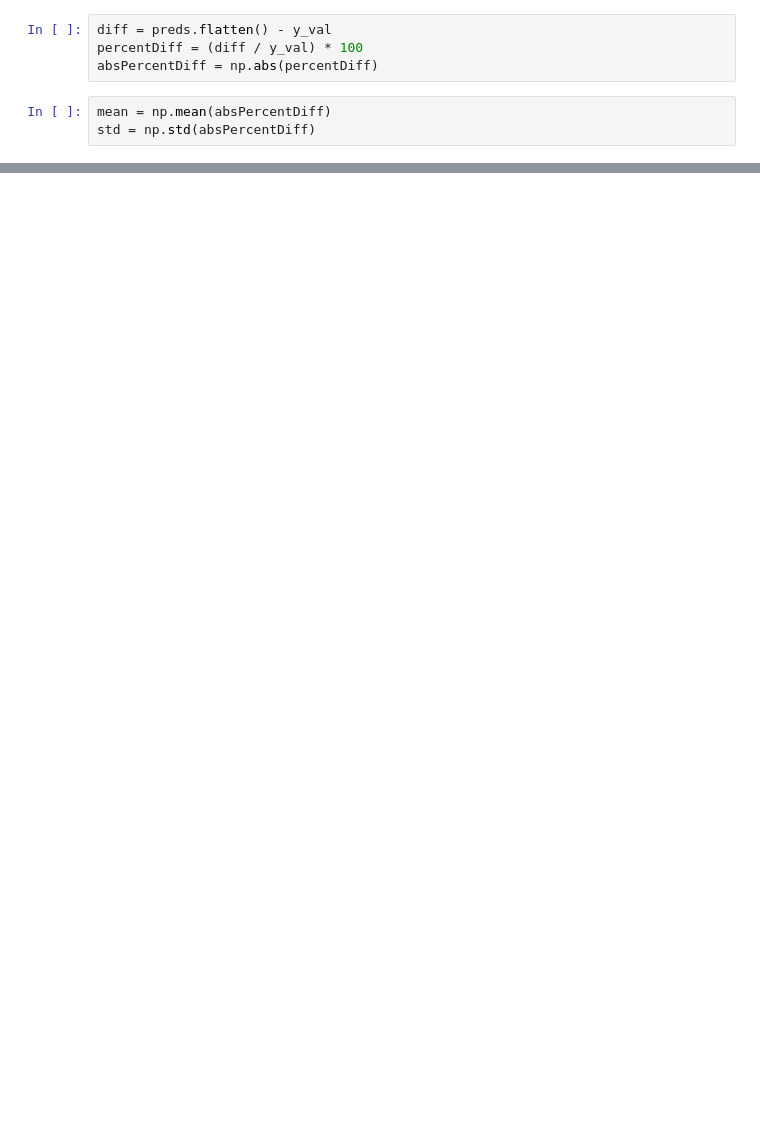
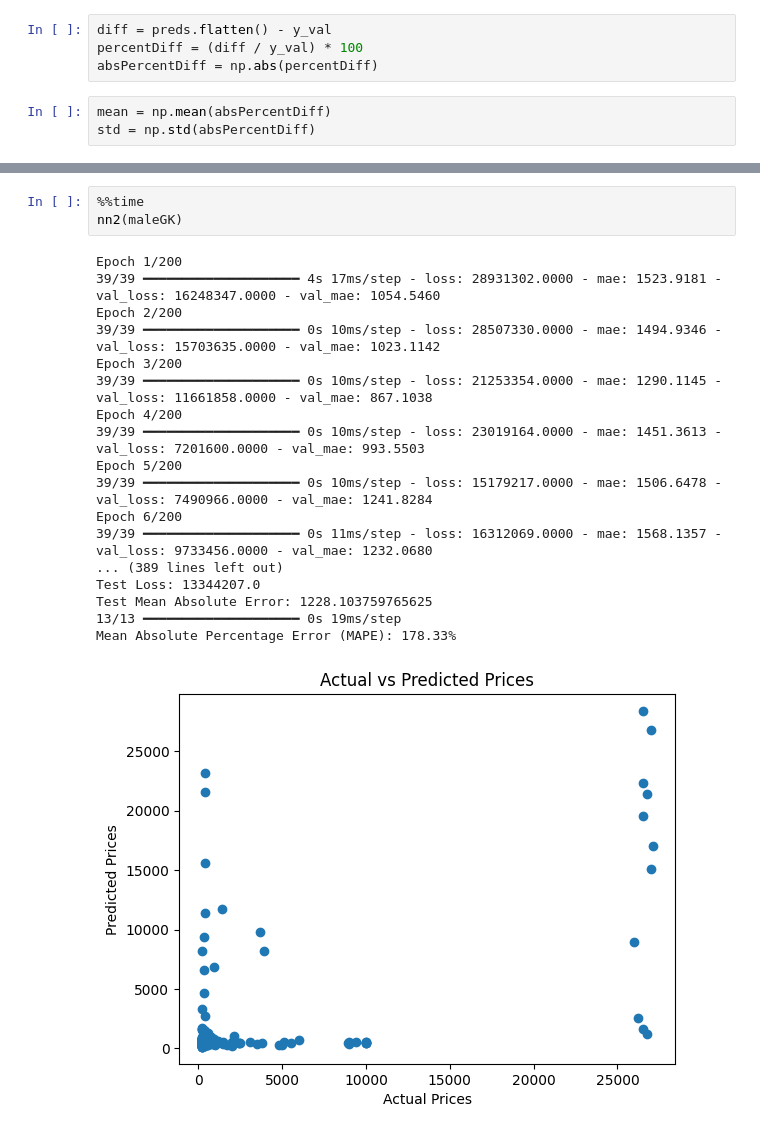
Before and after one commit to saborsoft/ljmu-ds-thesis, a Jupyter notebook: tamas_flesch_thesis_project_neural_network_step.ipynb, the cells around one changed output, grey strips where cells are left out. Drawn from its saved outputs; the diff is of its cells as text; blank space fills up the shorter version.

```diff
--- a/tamas_flesch_thesis_project_neural_network_step.ipynb
+++ b/tamas_flesch_thesis_project_neural_network_step.ipynb
@@ -327,0 +688,22 @@ print("[INFO] mean: {:.2f}%, std: {:.2f}%".format(mean, std))
+# %%
+%%time
+nn2(maleGK)
+# %% [output]
+Epoch 1/200
+39/39 ━━━━━━━━━━━━━━━━━━━━ 4s 17ms/step - loss: 28931302.0000 - mae: 1523.9181 - val_loss: 16248347.0000 - val_mae: 1054.5460
+Epoch 2/200
+39/39 ━━━━━━━━━━━━━━━━━━━━ 0s 10ms/step - loss: 28507330.0000 - mae: 1494.9346 - val_loss: 15703635.0000 - val_mae: 1023.1142
+Epoch 3/200
+39/39 ━━━━━━━━━━━━━━━━━━━━ 0s 10ms/step - loss: 21253354.0000 - mae: 1290.1145 - val_loss: 11661858.0000 - val_mae: 867.1038
+Epoch 4/200
+39/39 ━━━━━━━━━━━━━━━━━━━━ 0s 10ms/step - loss: 23019164.0000 - mae: 1451.3613 - val_loss: 7201600.0000 - val_mae: 993.5503
+Epoch 5/200
+39/39 ━━━━━━━━━━━━━━━━━━━━ 0s 10ms/step - loss: 15179217.0000 - mae: 1506.6478 - val_loss: 7490966.0000 - val_mae: 1241.8284
+Epoch 6/200
+39/39 ━━━━━━━━━━━━━━━━━━━━ 0s 11ms/step - loss: 16312069.0000 - mae: 1568.1357 - val_loss: 9733456.0000 - val_mae: 1232.0680
+... (389 lines left out)
+Test Loss: 13344207.0
+Test Mean Absolute Error: 1228.103759765625
+13/13 ━━━━━━━━━━━━━━━━━━━━ 0s 19ms/step
+Mean Absolute Percentage Error (MAPE): 178.33%
+[figure, added]
```
Also changed, not shown: parts of 58 cells of this notebook.
